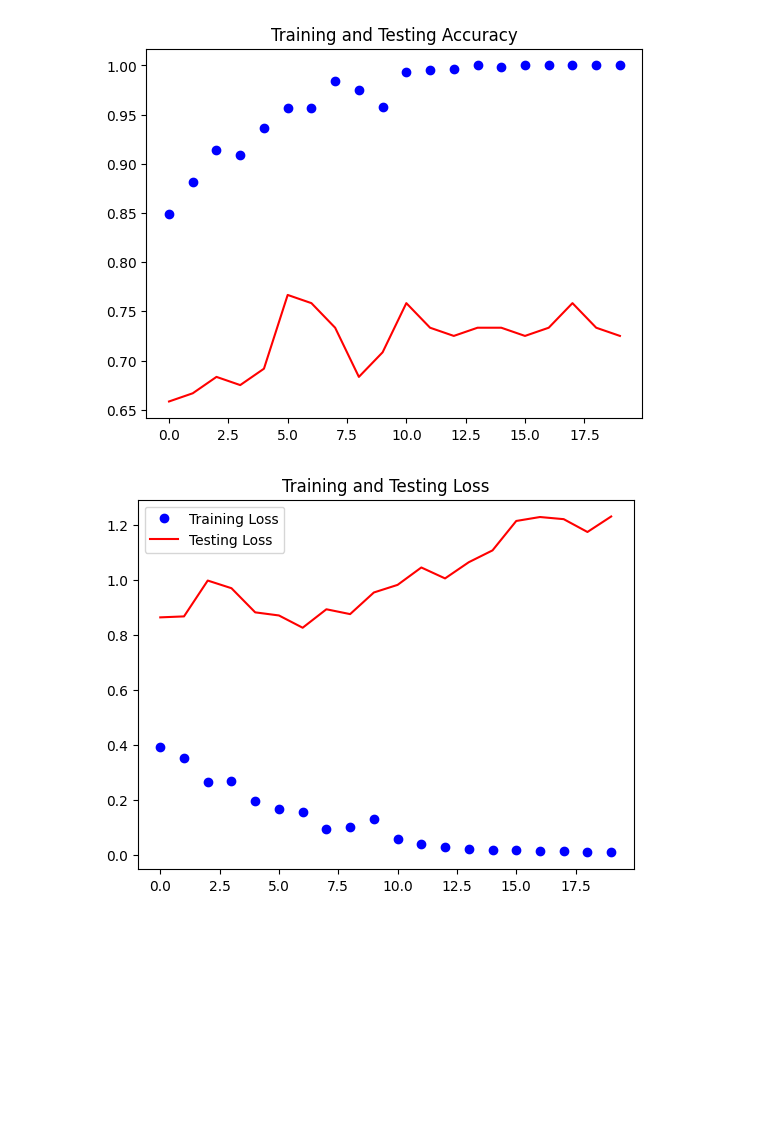
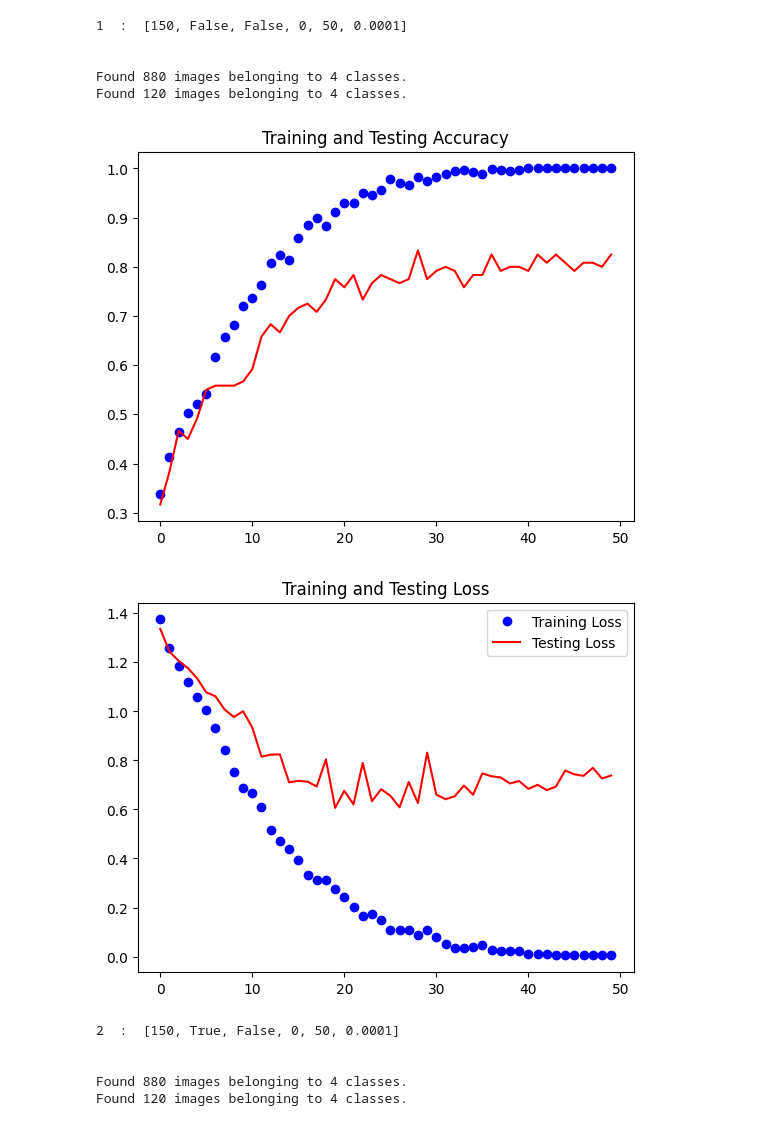
Before and after one commit to yeesem/Soft-Computing, a Jupyter notebook: Soft_Computing_Assignment_2.ipynb, the cells around one changed output. Drawn from its saved outputs; the diff is of its cells as text; code cells hidden in the pictures; blank space fills up the shorter version.

```diff
--- a/Soft_Computing_Assignment_2.ipynb
+++ b/Soft_Computing_Assignment_2.ipynb
@@ -212,2 +208,0 @@ train_generator,validation_generator = DataGenerator(train_dir,validation_dir,Fa
-# %%
-model = create_model()
@@ -216,2 +208,0 @@ compile_model(model)
-# %%
-history = fit_model(model,train_generator,validation_generator,15)
@@ -236,8 +209,54 @@ Epoch 20/20
-# %%
-plot_graphs(history)
-
-
-### Overfiting after 5 epochs (approximate)
-# %% [output]
-[figure, removed]
-[figure, removed]
+# %%
+def train_model(train_dir,validation_dir,setting):
+
+  TARGET_SIZE = setting[0]
+  IMAGE_AUGMENTATION = setting[1]
+  DROPOUT = setting[2]
+  DROPOUT_RATE =setting[3]
+  NUM_EPOCHS = setting[4]
+  LEARNING_RATE = setting[5]
+  OPTIMIZER = tf.keras.optimizers.Adam
+  VERBOSE = 0
+
+  # Image Generator
+  train_generator,validation_generator = DataGenerator(train_dir,validation_dir,IMAGE_AUGMENTATION,TARGET_SIZE)
+
+  # Create model
+  model = create_model(TARGET_SIZE)
+
+  # Compile model
+  compile_model(model,optimizer = OPTIMIZER,learning_rate = LEARNING_RATE)
+
+  # Train model
+  history = fit_model(model,train_generator,validation_generator,NUM_EPOCHS,verbose = VERBOSE)
+
+  # Plot Accuracy and Loss graph
+  plot_graphs(history)
+# %%
+# TARGET_SIZE, IMAGE_AUGENTATION, DROPOUT, DROPOUT_RATE, NUM_EPOCHS, LEARNING_RATE
+settings = [
+    [150, False, False, 0,   50 ,0.0001],
+    [150, True,  False, 0,   50 ,0.0001],
+    [150, True,  True,  0.3, 50 ,0.0001],
+    [300, True,  False, 0,   50 ,0.0001],
+    [300, True,  True,  0.3, 50 ,0.0001]
+]
+
+for index,setting in enumerate(settings):
+  print((index + 1)," : ",setting)
+  print("\n")
+  train_model(train_dir,validation_dir,setting)
+  print("\n\n")
+# %% [output]
+1  :  [150, False, False, 0, 50, 0.0001]
+
+
+Found 880 images belonging to 4 classes.
+Found 120 images belonging to 4 classes.
+[figure, added]
+[figure, added]
+2  :  [150, True, False, 0, 50, 0.0001]
+
+
+Found 880 images belonging to 4 classes.
+Found 120 images belonging to 4 classes.
```
Also changed, not shown: parts of 11 cells of this notebook.
